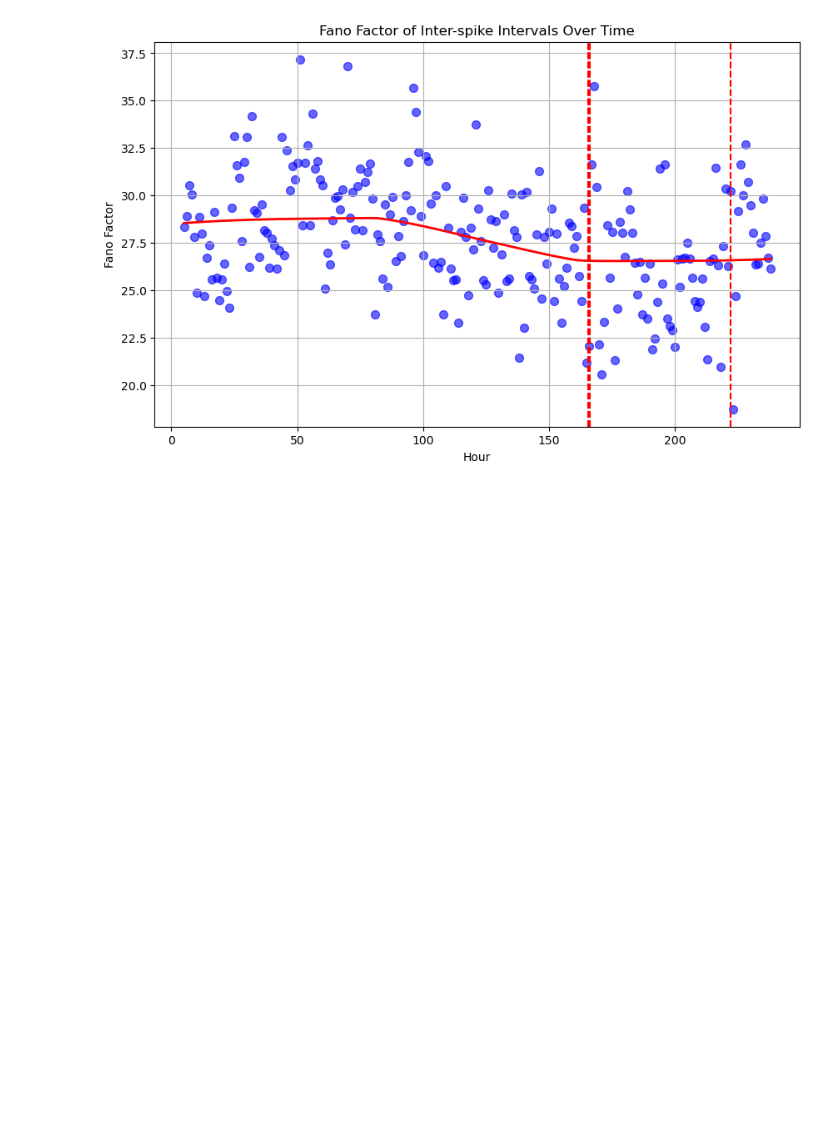
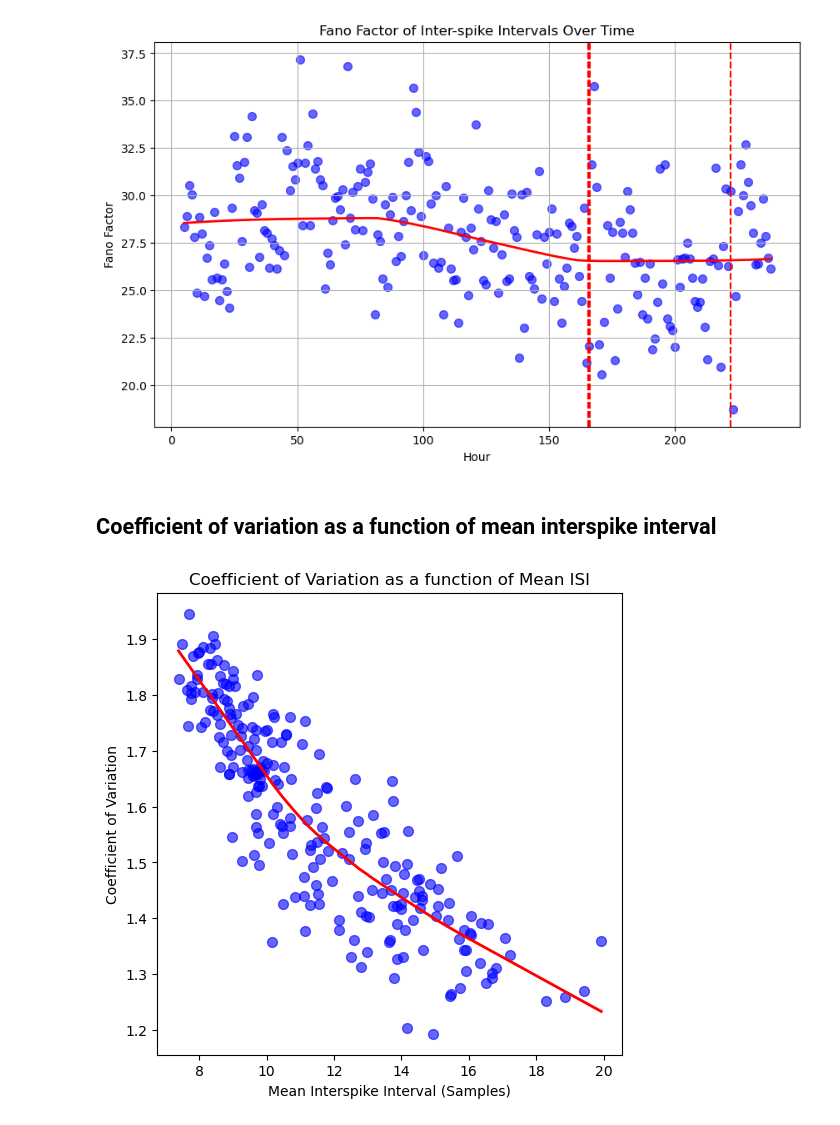
Before and after one commit to devincma/asm_synchrony_paper, a Jupyter notebook: spikes_optimized/analysis copy.ipynb, the cells around one changed output. Drawn from its saved outputs; the diff is of its cells as text; code cells hidden in the pictures; blank space fills up the shorter version.

```diff
--- a/spikes_optimized/analysis copy.ipynb
+++ b/spikes_optimized/analysis copy.ipynb
@@ -453,3 +453,32 @@ plt.grid(True)
 plt.show()
 # %% [output]
 [figure]
+# %% [markdown]
+## Coefficient of variation as a function of mean interspike interval
+# %%
+# Group by hour and compute standard deviation and mean
+agg_data = filtered_df.groupby("hour")["inter_spike_interval_samples"].agg(
+    ["std", "mean"]
+)
+
+# Compute the Coefficient of Variation
+agg_data["CV"] = agg_data["std"] / agg_data["mean"]
+
+# Plot the Coefficient of Variation as a function of the mean inter-spike interval
+plt.figure(figsize=(6, 6))
+
+sns.regplot(
+    x=agg_data["mean"],
+    y=agg_data["CV"],
+    lowess=True,
+    scatter_kws={"s": 50, "alpha": 0.6},
+    line_kws={"color": "red", "lw": 2},
+    color="blue",
+)
+
+plt.xlabel("Mean Interspike Interval (Samples)")
+plt.ylabel("Coefficient of Variation")
+plt.title("Coefficient of Variation as a function of Mean ISI")
+plt.show()
+# %% [output]
+[figure, added]
```
Also changed, not shown: 3 other files.
